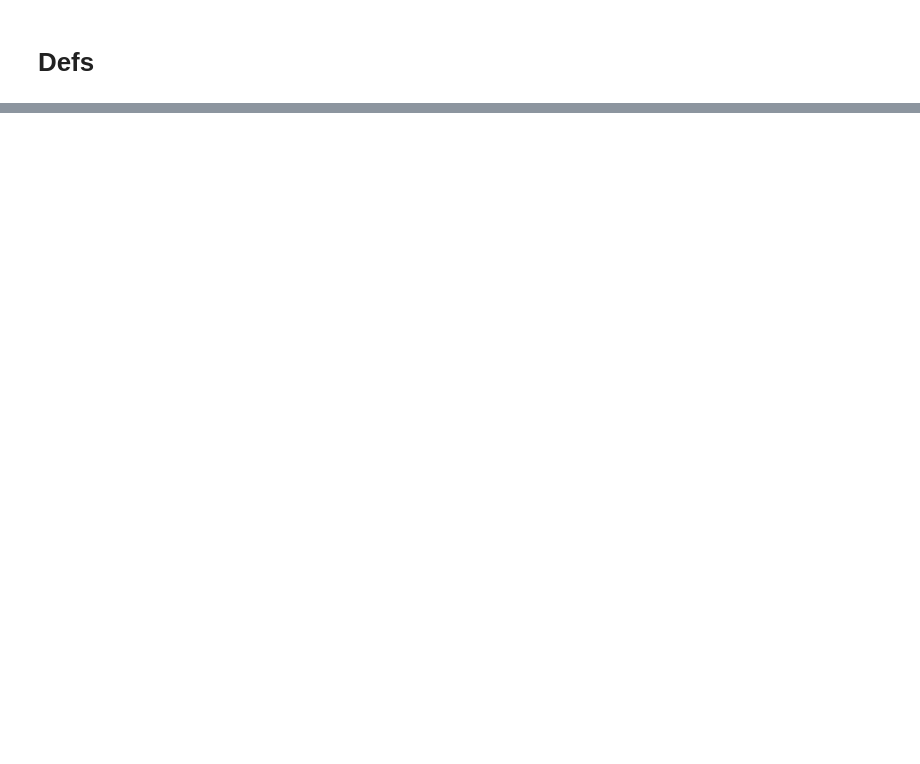
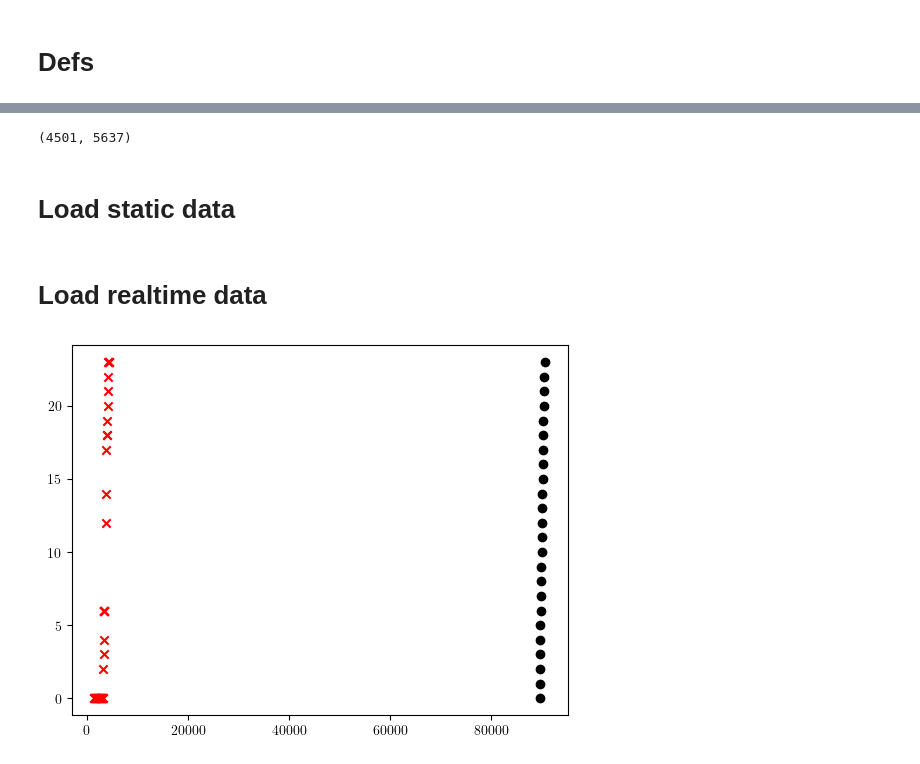
Before and after one commit to zsoca000/vitmma19-pw-delay-detection, a Jupyter notebook: notebook/03_graph_structure.ipynb, the cells around one changed output, grey strips where cells are left out. Cells and saved outputs as stored; diff of their text form; code cells hidden in the pictures; blank space fills up the shorter version.

```diff
--- a/notebook/03_graph_structure.ipynb
+++ b/notebook/03_graph_structure.ipynb
@@ -165,0 +3,22 @@ net.save_graph("large_graph.html")
+# %%
+import re
+import sys
+import json
+import torch
+import numpy as np
+import pandas as pd
+from tqdm import tqdm
+from pathlib import Path
+import matplotlib.pyplot as plt
+root = Path.cwd().parent
+sys.path.append(str(root))
+plt.rcParams.update({"text.usetex": True, "font.family": "Computer Modern"})
+from src.utils.time import hhmmss_to_seconds, timestamp_to_seconds, seconds_to_hhmmss
+
+root = Path.cwd().parent
+sys.path.append(str(root))
+plt.rcParams.update({"text.usetex": True, "font.family": "Computer Modern"})
+
+parent = Path('..','data')
+dynamic_path = parent / 'dynamic_gtfs'
+static_path = parent / 'static_gtfs_bus'
@@ -165,0 +27,37 @@ net.save_graph("large_graph.html")
+# %%
+# Static graph
+nodes = pd.read_csv(parent / "graphs" / "nodes.csv").set_index('stop_id')
+edges = pd.read_csv(parent / "graphs" / "edges.csv")
+
+len(nodes), len(edges)
+# %% [output]
+(4501, 5637)
+# %% [markdown]
+# Load static data
+# %%
+stops = pd.read_csv(static_path / 'stops.txt', low_memory=False)
+stop_times = pd.read_csv(static_path / 'stop_times.txt', low_memory=False)
+# stop_times['node_idx'] = stop_times['stop_id'].map(node_idx_map)
+stop_times = stop_times[['trip_id','stop_id','stop_sequence','arrival_time']] # 'departure_time','shape_dist_traveled','node_idx'
+# %% [markdown]
+# Load realtime data
+# %%
+# Realtime data
+day = '20251008' # of single day
+realtime = pd.read_csv(dynamic_path / 'records' / f'{day}.csv', low_memory=False)
+realtime['time'] = realtime['timestamp'].apply(timestamp_to_seconds)
+# realtime = realtime.dropna(subset=['stop_id'])
+# realtime['node_idx'] = realtime['stop_id'].map(node_idx_map).astype(int)
+relevant_cols = ['trip_id','stop_id','current_stop_sequence','time'] # route_id,'node_idx'
+realtime = realtime[relevant_cols].dropna(subset=relevant_cols)
+realtime.rename(columns={'current_stop_sequence': 'stop_sequence'}, inplace=True)
+# %%
+example_trip_id = 'C98392149'
+
+dyn = realtime[realtime['trip_id']==example_trip_id][['time','stop_sequence']]
+stat = stop_times[stop_times['trip_id']==example_trip_id][['arrival_time','stop_sequence']]
+plt.scatter(dyn['time'],dyn['stop_sequence'],c='red',marker='x')
+plt.scatter(stat['arrival_time'],stat['stop_sequence'],c='black')
+plt.show()
+# %% [output]
+[figure, added]
```
Also changed, not shown: parts of 31 cells of this notebook, 13 other files.
